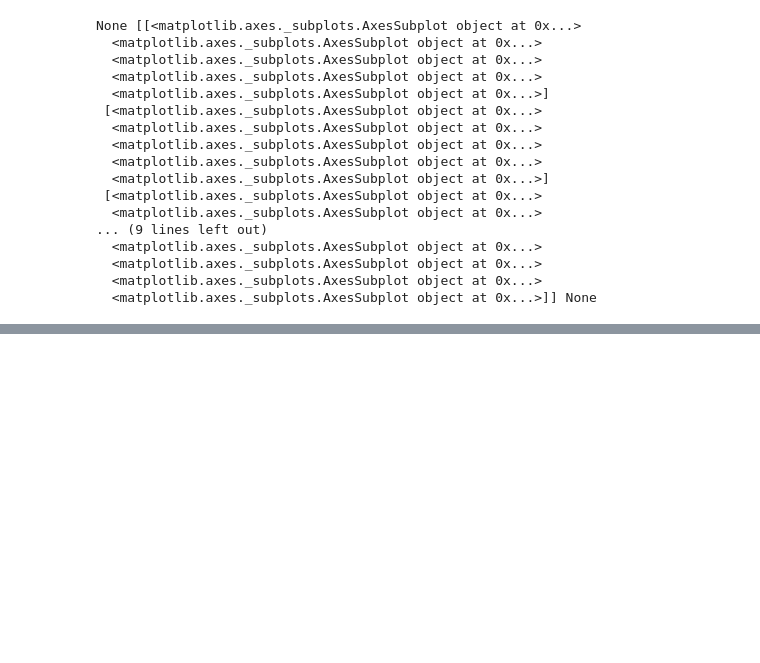
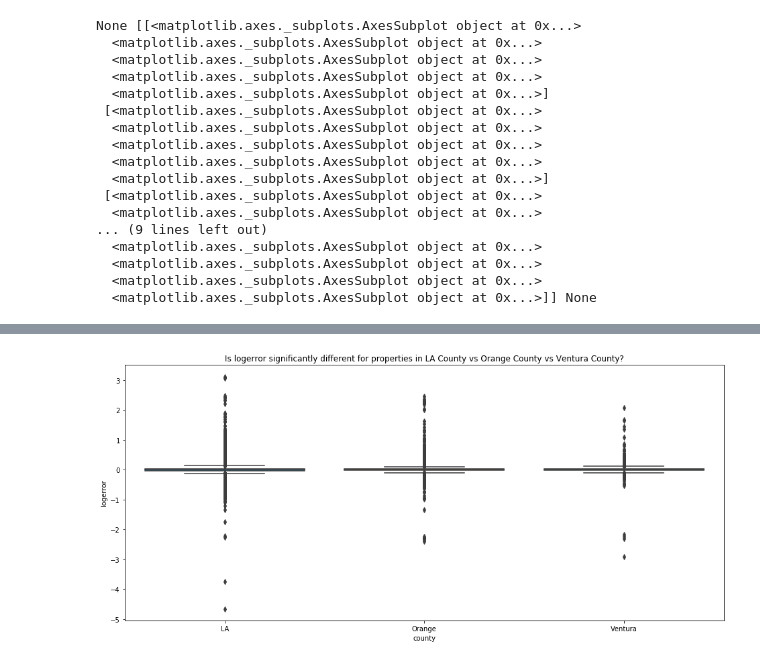
Before and after one commit to RyvynYoung/clustering-exercises, a Jupyter notebook: explore_zillow.ipynb, the cells around one changed output, grey strips where cells are left out. Saved outputs shown, nothing was run; the diff lists cells and outputs as text; code cells hidden in the pictures; blank space fills up the shorter version.

```diff
--- a/explore_zillow.ipynb
+++ b/explore_zillow.ipynb
@@ -93,0 +115,21 @@ train.head()
+# %%
+# 1. Is logerror significantly different for properties in LA County vs Orange County vs Ventura County?
+# visualize logerror by county using fips for county category
+
+# add a column that replaces the fips # with the county name
+def get_county(county):
+    if county == 6037:
+        return 'LA'
+    elif county == 6059:
+        return 'Orange'
+    elif county == 6111:
+        return 'Ventura'
+
+train['county'] = train.fips.apply(get_county)
+# %%
+plt.figure(figsize=(16, 7))
+sns.boxplot(data = train, x='county', y='logerror')
+plt.title('Is logerror significantly different for properties in LA County vs Orange County vs Ventura County?')
+plt.show()
+# %% [output]
+[figure, added]
```
Also changed, not shown: parts of 25 cells of this notebook, 2 other files.
